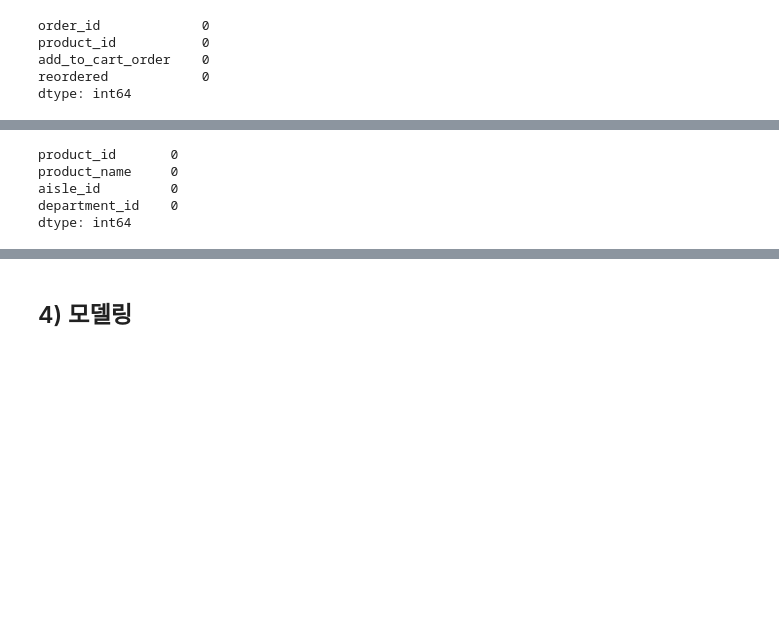
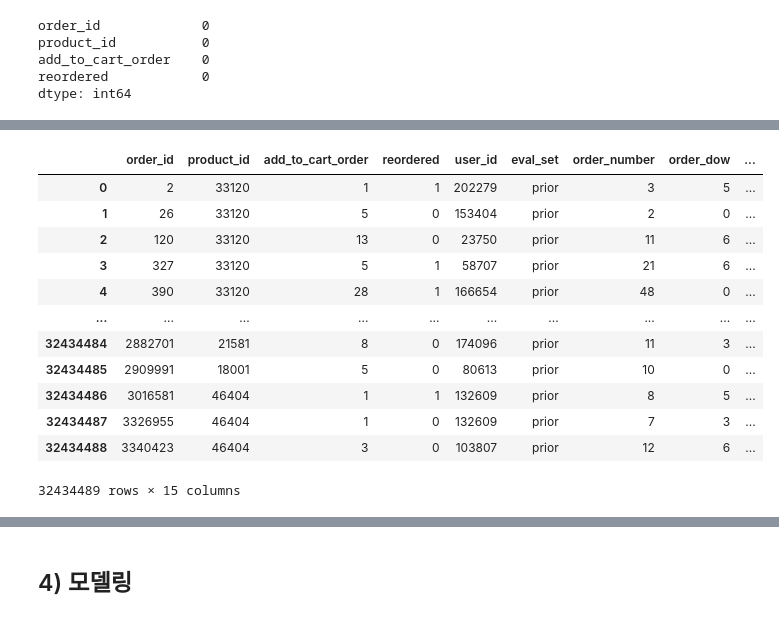
Before and after one commit to ev1025/Instacart, a Jupyter notebook: Code_project1.ipynb, the cells around one changed output, grey strips where cells are left out. Saved outputs shown, nothing was run; the diff lists cells and outputs as text; code cells hidden in the pictures; blank space fills up the shorter version.

```diff
--- a/Code_project1.ipynb
+++ b/Code_project1.ipynb
@@ -49,6 +50,5 @@ import numpy as np
 df1 = pd.read_csv('/content/drive/MyDrive/인스타카트/aisles.csv')               # 소분류
 df2 = pd.read_csv('/content/drive/MyDrive/인스타카트/departments.csv')          # 대분류
 df3 = pd.read_csv('/content/drive/MyDrive/인스타카트/order_products__prior.csv')
-df4 = pd.read_csv('/content/drive/MyDrive/인스타카트/order_products__train.csv')
-df5 = pd.read_csv('/content/drive/MyDrive/인스타카트/orders.csv')
-df6 = pd.read_csv('/content/drive/MyDrive/인스타카트/products.csv')
+df4 = pd.read_csv('/content/drive/MyDrive/인스타카트/orders.csv')
+df5 = pd.read_csv('/content/drive/MyDrive/인스타카트/products.csv')
@@ -94,8 +97,0 @@ dtype: int64
-# %%
-df6.isnull().sum()
-# %% [output]
-product_id       0
-product_name     0
-aisle_id         0
-department_id    0
-dtype: int64
@@ -102,6 +102,8 @@ dtype: int64
 # %%
 # 데이터 합치는 함수
-def df_merge(t1,t2,t3):
+def df_merge(t1,t2,t3,t4,t5):
     data = pd.merge(t1,t2)
     data = pd.merge(data,t3)
+    data = pd.merge(data,t4)
+    data = pd.merge(data,t5)
     return data
@@ -114,0 +110,17 @@ train_graph = df_train.drop(['product_id','aisle_id','department_id','eval_set']
+# %%
+full_data = df_merge(df3,df4,df5,df1,df2)
+full_data
+# %% [output]
+|  | order_id | product_id | add_to_cart_order | reordered | user_id | eval_set | order_number | order_dow | ... |
+| 0 | 2 | 33120 | 1 | 1 | 202279 | prior | 3 | 5 | ... |
+| 1 | 26 | 33120 | 5 | 0 | 153404 | prior | 2 | 0 | ... |
+| 2 | 120 | 33120 | 13 | 0 | 23750 | prior | 11 | 6 | ... |
+| 3 | 327 | 33120 | 5 | 1 | 58707 | prior | 21 | 6 | ... |
+| 4 | 390 | 33120 | 28 | 1 | 166654 | prior | 48 | 0 | ... |
+| ... | ... | ... | ... | ... | ... | ... | ... | ... | ... |
+| 32434484 | 2882701 | 21581 | 8 | 0 | 174096 | prior | 11 | 3 | ... |
+| 32434485 | 2909991 | 18001 | 5 | 0 | 80613 | prior | 10 | 0 | ... |
+| 32434486 | 3016581 | 46404 | 1 | 1 | 132609 | prior | 8 | 5 | ... |
+| 32434487 | 3326955 | 46404 | 1 | 0 | 132609 | prior | 7 | 3 | ... |
+| 32434488 | 3340423 | 46404 | 3 | 0 | 103807 | prior | 12 | 6 | ... |
+32434489 rows × 15 columns
```
Also changed, not shown: parts of 32 cells of this notebook.
